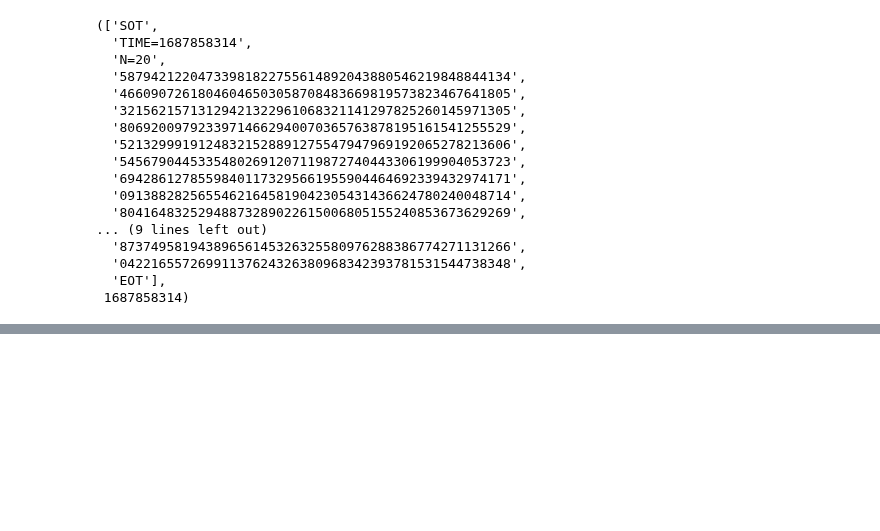
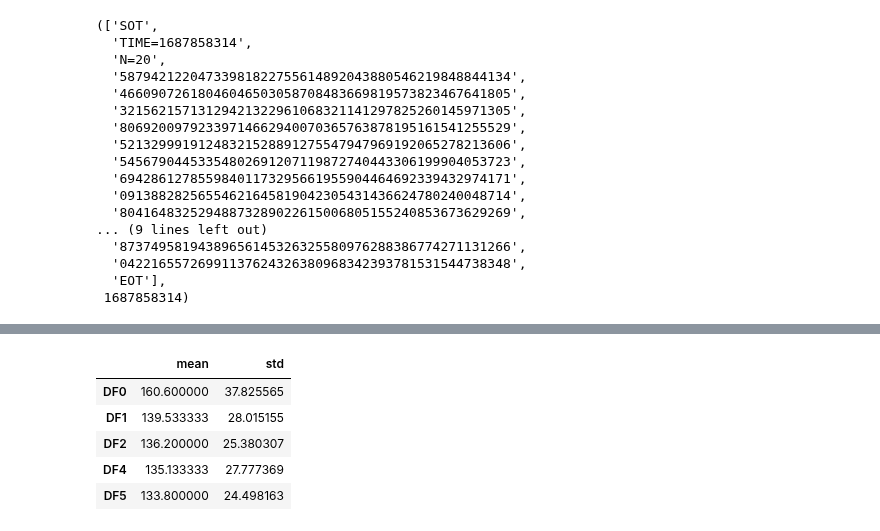
Before and after one commit to maxDeCoder/Avignon_LORA, a Jupyter notebook: test.ipynb, the cells around one changed output, grey strips where cells are left out. Cells and saved outputs as stored; diff of their text form; code cells hidden in the pictures; blank space fills up the shorter version.

```diff
--- a/test.ipynb
+++ b/test.ipynb
@@ -97,0 +131,12 @@ generate_packets(20, 50)
+# %%
+avgs, stds = np.mean(df.to_numpy(), axis=0), np.std(df.to_numpy(),axis=0)
+avgs, stds
+
+pd.DataFrame({"mean": avgs, "std": stds}, index=df.columns)
+# %% [output]
+|  | mean | std |
+| DF0 | 160.600000 | 37.825565 |
+| DF1 | 139.533333 | 28.015155 |
+| DF2 | 136.200000 | 25.380307 |
+| DF4 | 135.133333 | 27.777369 |
+| DF5 | 133.800000 | 24.498163 |
```
Also changed, not shown: parts of 5 cells of this notebook, 15 other files.
